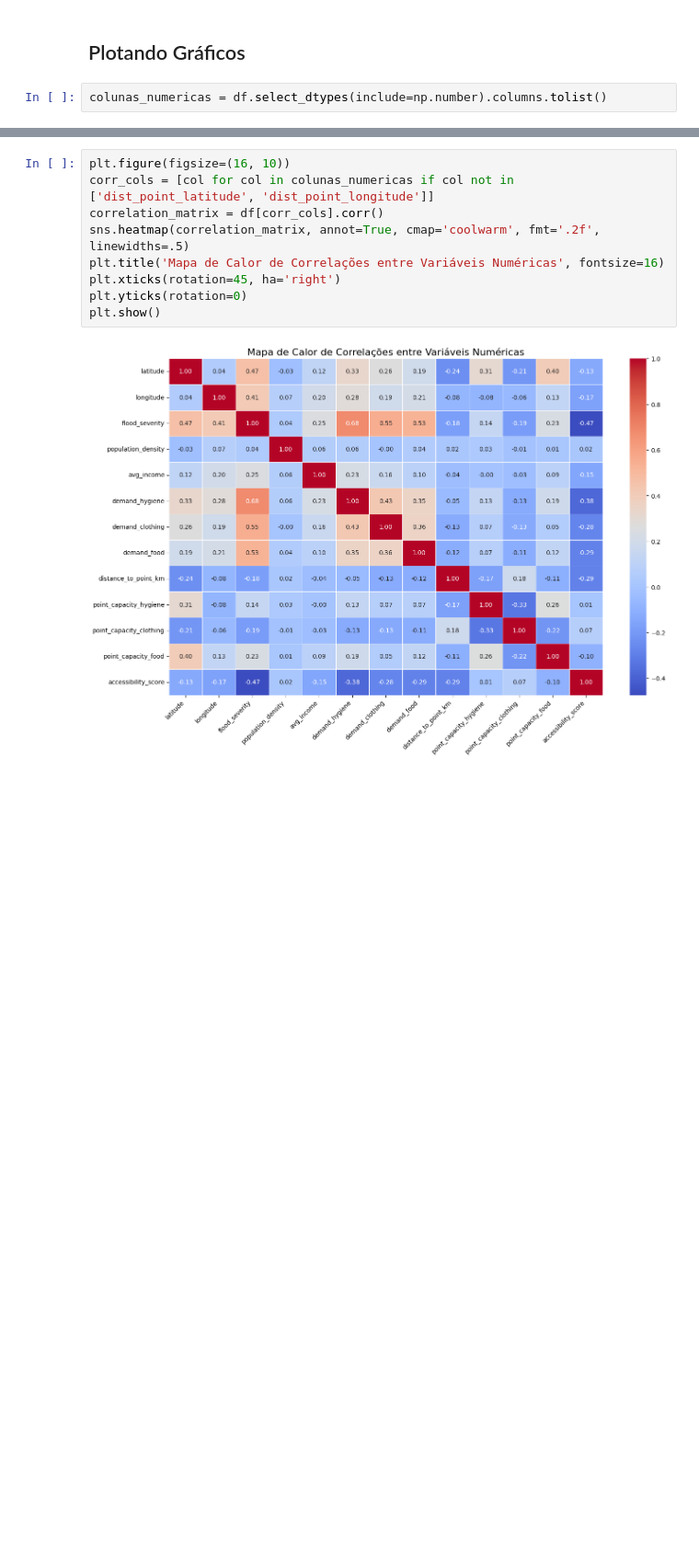
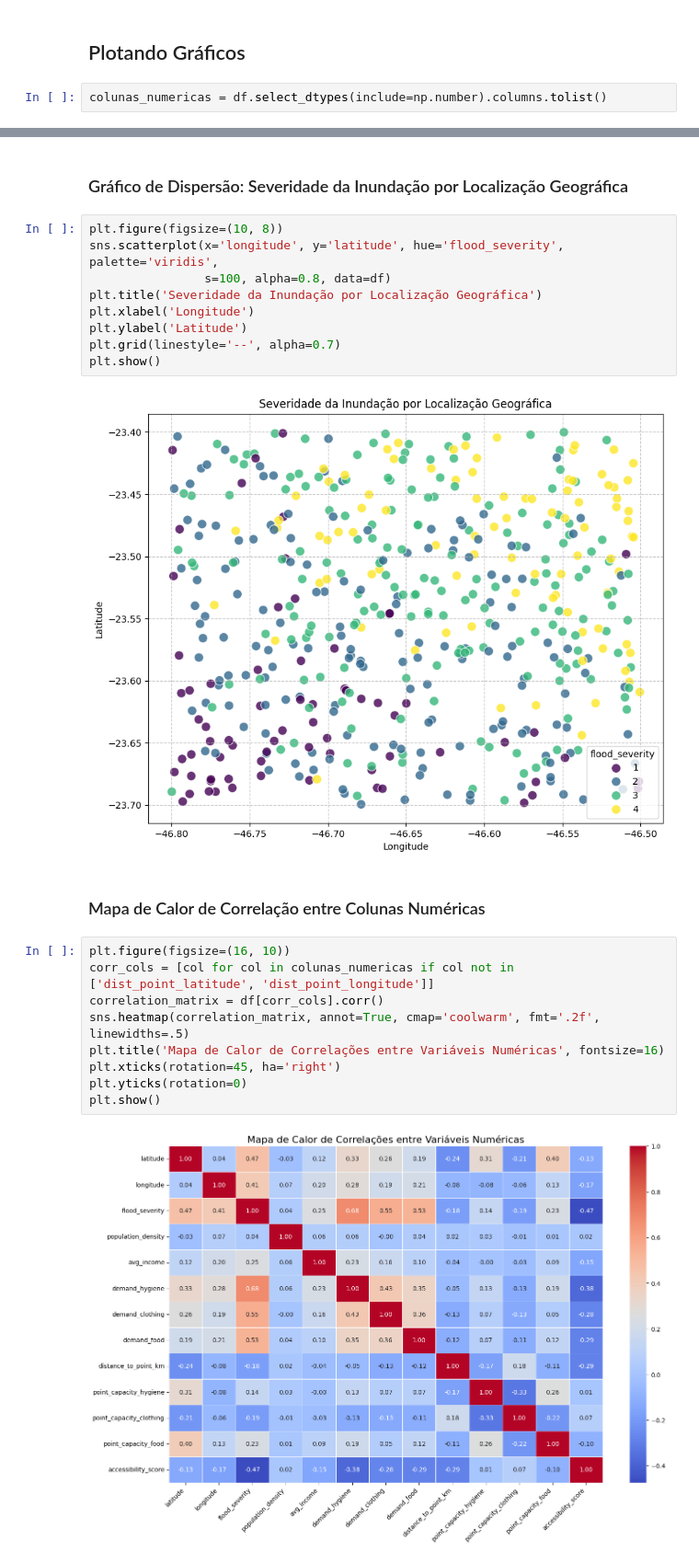
Before and after one commit to guiakiraa/ia-gs, a Jupyter notebook: model.ipynb, the cells around one changed output, grey strips where cells are left out. Shown at 92% size. Drawn from its saved outputs; the diff is of its cells as text; blank space fills up the shorter version.

```diff
--- a/model.ipynb
+++ b/model.ipynb
@@ -105,3 +150,18 @@ colunas_numericas = df.select_dtypes(include=np.number).columns.tolist()
+# %% [markdown]
+### Gráfico de Dispersão: Severidade da Inundação por Localização Geográfica
+# %%
+plt.figure(figsize=(10, 8))
+sns.scatterplot(x='longitude', y='latitude', hue='flood_severity', palette='viridis',
+                s=100, alpha=0.8, data=df)
+plt.title('Severidade da Inundação por Localização Geográfica')
+plt.xlabel('Longitude')
+plt.ylabel('Latitude')
+plt.grid(linestyle='--', alpha=0.7)
+plt.show()
+# %% [output]
+[figure, added]
+# %% [markdown]
+### Mapa de Calor de Correlação entre Colunas Numéricas
 # %%
 plt.figure(figsize=(16, 10))
 corr_cols = [col for col in colunas_numericas if col not in ['dist_point_latitude', 'dist_point_longitude']]
```
Also changed, not shown: parts of 36 cells of this notebook, 2 other files.
